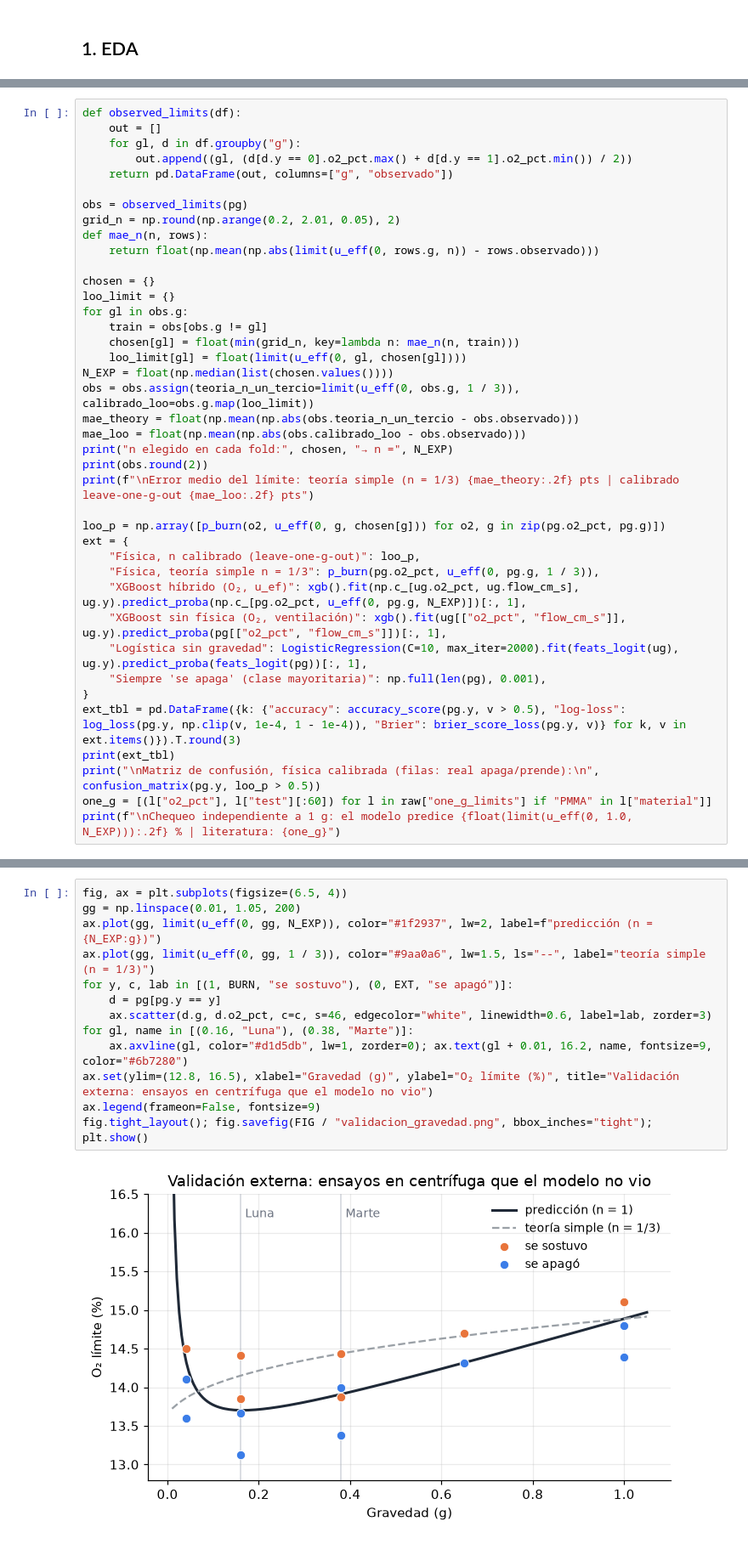
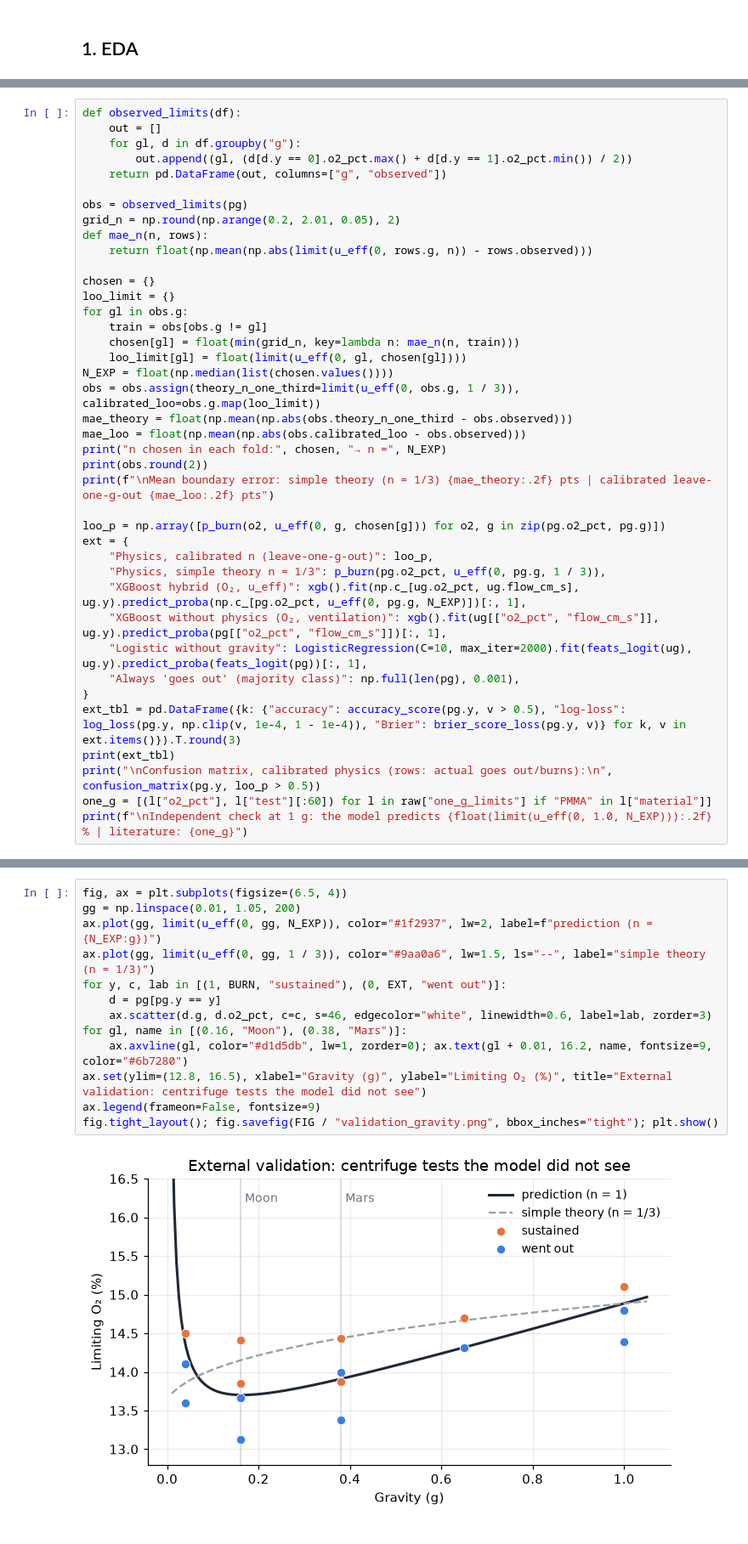
Before and after one commit to bvgori/flame-in-freefall, a Jupyter notebook: ml/flammability.ipynb, the cells around one changed output, grey strips where cells are left out. Shown at 85% size. Saved outputs shown, nothing was run; the diff lists cells and outputs as text.

```diff
--- a/ml/flammability.ipynb
+++ b/ml/flammability.ipynb
@@ -210,12 +210,12 @@ def observed_limits(df):
     out = []
     for gl, d in df.groupby("g"):
         out.append((gl, (d[d.y == 0].o2_pct.max() + d[d.y == 1].o2_pct.min()) / 2))
-    return pd.DataFrame(out, columns=["g", "observado"])
+    return pd.DataFrame(out, columns=["g", "observed"])
 
 obs = observed_limits(pg)
 grid_n = np.round(np.arange(0.2, 2.01, 0.05), 2)
 def mae_n(n, rows):
-    return float(np.mean(np.abs(limit(u_eff(0, rows.g, n)) - rows.observado)))
+    return float(np.mean(np.abs(limit(u_eff(0, rows.g, n)) - rows.observed)))
 
 chosen = {}
 loo_limit = {}
@@ -224,25 +224,25 @@ for gl in obs.g:
     chosen[gl] = float(min(grid_n, key=lambda n: mae_n(n, train)))
     loo_limit[gl] = float(limit(u_eff(0, gl, chosen[gl])))
 N_EXP = float(np.median(list(chosen.values())))
-obs = obs.assign(teoria_n_un_tercio=limit(u_eff(0, obs.g, 1 / 3)), calibrado_loo=obs.g.map(loo_limit))
-mae_theory = float(np.mean(np.abs(obs.teoria_n_un_tercio - obs.observado)))
-mae_loo = float(np.mean(np.abs(obs.calibrado_loo - obs.observado)))
-print("n elegido en cada fold:", chosen, "→ n =", N_EXP)
+obs = obs.assign(theory_n_one_third=limit(u_eff(0, obs.g, 1 / 3)), calibrated_loo=obs.g.map(loo_limit))
+mae_theory = float(np.mean(np.abs(obs.theory_n_one_third - obs.observed)))
+mae_loo = float(np.mean(np.abs(obs.calibrated_loo - obs.observed)))
+print("n chosen in each fold:", chosen, "→ n =", N_EXP)
 print(obs.round(2))
-print(f"\nError medio del límite: teoría simple (n = 1/3) {mae_theory:.2f} pts | calibrado leave-one-g-out {mae_loo:.2f} pts")
+print(f"\nMean boundary error: simple theory (n = 1/3) {mae_theory:.2f} pts | calibrated leave-one-g-out {mae_loo:.2f} pts")
 
 loo_p = np.array([p_burn(o2, u_eff(0, g, chosen[g])) for o2, g in zip(pg.o2_pct, pg.g)])
 ext = {
-    "Física, n calibrado (leave-one-g-out)": loo_p,
-    "Física, teoría simple n = 1/3": p_burn(pg.o2_pct, u_eff(0, pg.g, 1 / 3)),
-    "XGBoost híbrido (O₂, u_ef)": xgb().fit(np.c_[ug.o2_pct, ug.flow_cm_s], ug.y).predict_proba(np.c_[pg.o2_pct, u_eff(0, pg.g, N_EXP)])[:, 1],
-    "XGBoost sin física (O₂, ventilación)": xgb().fit(ug[["o2_pct", "flow_cm_s"]], ug.y).predict_proba(pg[["o2_pct", "flow_cm_s"]])[:, 1],
-    "Logística sin gravedad": LogisticRegression(C=10, max_iter=2000).fit(feats_logit(ug), ug.y).predict_proba(feats_logit(pg))[:, 1],
-    "Siempre 'se apaga' (clase mayoritaria)": np.full(len(pg), 0.001),
+    "Physics, calibrated n (leave-one-g-out)": loo_p,
+    "Physics, simple theory n = 1/3": p_burn(pg.o2_pct, u_eff(0, pg.g, 1 / 3)),
+    "XGBoost hybrid (O₂, u_eff)": xgb().fit(np.c_[ug.o2_pct, ug.flow_cm_s], ug.y).predict_proba(np.c_[pg.o2_pct, u_eff(0, pg.g, N_EXP)])[:, 1],
+    "XGBoost without physics (O₂, ventilation)": xgb().fit(ug[["o2_pct", "flow_cm_s"]], ug.y).predict_proba(pg[["o2_pct", "flow_cm_s"]])[:, 1],
+    "Logistic without gravity": LogisticRegression(C=10, max_iter=2000).fit(feats_logit(ug), ug.y).predict_proba(feats_logit(pg))[:, 1],
+    "Always 'goes out' (majority class)": np.full(len(pg), 0.001),
 }
 ext_tbl = pd.DataFrame({k: {"accuracy": accuracy_score(pg.y, v > 0.5), "log-loss": log_loss(pg.y, np.clip(v, 1e-4, 1 - 1e-4)), "Brier": brier_score_loss(pg.y, v)} for k, v in ext.items()}).T.round(3)
 print(ext_tbl)
-print("\nMatriz de confusión, física calibrada (filas: real apaga/prende):\n", confusion_matrix(pg.y, loo_p > 0.5))
+print("\nConfusion matrix, calibrated physics (rows: actual goes out/burns):\n", confusion_matrix(pg.y, loo_p > 0.5))
 one_g = [(l["o2_pct"], l["test"][:60]) for l in raw["one_g_limits"] if "PMMA" in l["material"]]
-print(f"\nChequeo independiente a 1 g: el modelo predice {float(limit(u_eff(0, 1.0, N_EXP))):.2f} % | literatura: {one_g}")
+print(f"\nIndependent check at 1 g: the model predicts {float(limit(u_eff(0, 1.0, N_EXP))):.2f} % | literature: {one_g}")
 # %% [output]
@@ -271,15 +271,15 @@ Chequeo independiente a 1 g: el modelo predice 14.89 % | literatura: [(15.4, 'up
 # %%
 fig, ax = plt.subplots(figsize=(6.5, 4))
 gg = np.linspace(0.01, 1.05, 200)
-ax.plot(gg, limit(u_eff(0, gg, N_EXP)), color="#1f2937", lw=2, label=f"predicción (n = {N_EXP:g})")
-ax.plot(gg, limit(u_eff(0, gg, 1 / 3)), color="#9aa0a6", lw=1.5, ls="--", label="teoría simple (n = 1/3)")
-for y, c, lab in [(1, BURN, "se sostuvo"), (0, EXT, "se apagó")]:
+ax.plot(gg, limit(u_eff(0, gg, N_EXP)), color="#1f2937", lw=2, label=f"prediction (n = {N_EXP:g})")
+ax.plot(gg, limit(u_eff(0, gg, 1 / 3)), color="#9aa0a6", lw=1.5, ls="--", label="simple theory (n = 1/3)")
+for y, c, lab in [(1, BURN, "sustained"), (0, EXT, "went out")]:
     d = pg[pg.y == y]
     ax.scatter(d.g, d.o2_pct, c=c, s=46, edgecolor="white", linewidth=0.6, label=lab, zorder=3)
-for gl, name in [(0.16, "Luna"), (0.38, "Marte")]:
+for gl, name in [(0.16, "Moon"), (0.38, "Mars")]:
     ax.axvline(gl, color="#d1d5db", lw=1, zorder=0); ax.text(gl + 0.01, 16.2, name, fontsize=9, color="#6b7280")
-ax.set(ylim=(12.8, 16.5), xlabel="Gravedad (g)", ylabel="O₂ límite (%)", title="Validación externa: ensayos en centrífuga que el modelo no vio")
+ax.set(ylim=(12.8, 16.5), xlabel="Gravity (g)", ylabel="Limiting O₂ (%)", title="External validation: centrifuge tests the model did not see")
 ax.legend(frameon=False, fontsize=9)
-fig.tight_layout(); fig.savefig(FIG / "validacion_gravedad.png", bbox_inches="tight"); plt.show()
+fig.tight_layout(); fig.savefig(FIG / "validation_gravity.png", bbox_inches="tight"); plt.show()
 # %% [output]
-[figure, old version]
+[figure, new version]
```
Also changed, not shown: parts of 36 cells of this notebook, 15 other files.
